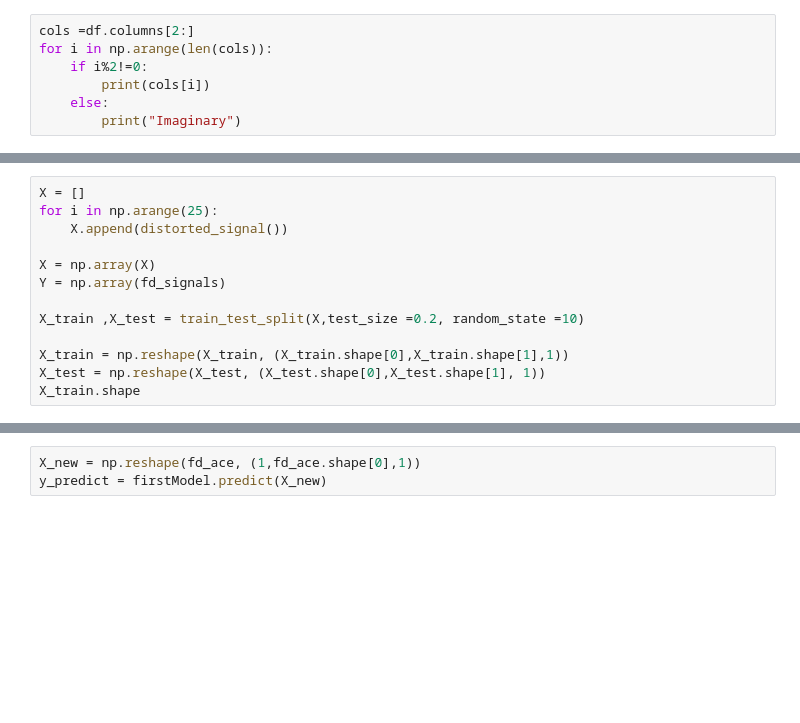
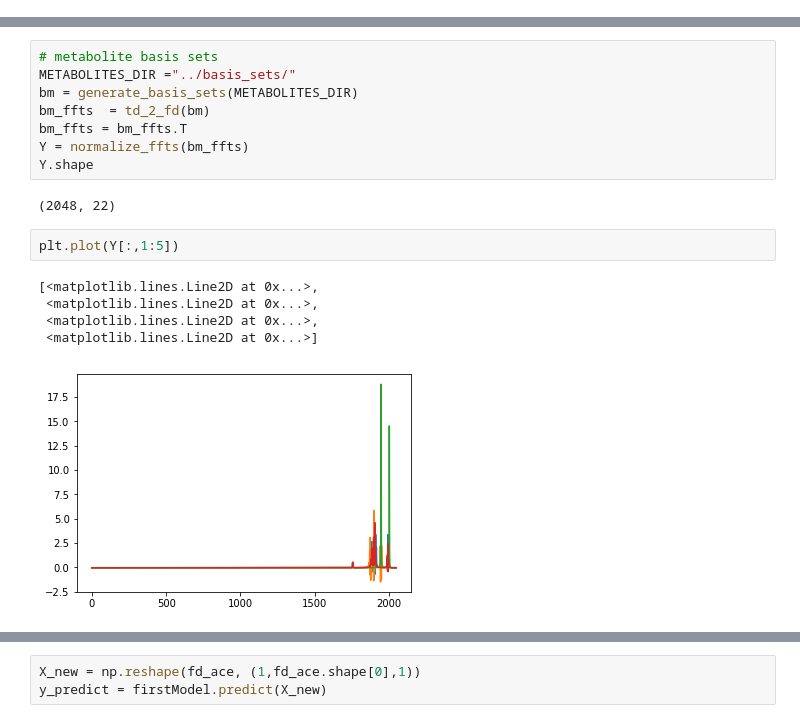
Before and after one commit to DrCod/MRS, a Jupyter notebook: notebooks/mrs_model.ipynb, the cells around one changed output, grey strips where cells are left out. Cells and saved outputs as stored; diff of their text form; blank space fills up the shorter version.

```diff
--- a/notebooks/mrs_model.ipynb
+++ b/notebooks/mrs_model.ipynb
@@ -485,7 +0,0 @@ def y_t(v_k):
-# %%
-cols =df.columns[2:]
-for i in np.arange(len(cols)):
-    if i%2!=0:
-        print(cols[i])
-    else:
-        print("Imaginary")
@@ -589,13 +0,0 @@ def get_model_2():
-# %%
-X = []
-for i in np.arange(25):
-    X.append(distorted_signal())
-
-X = np.array(X)
-Y = np.array(fd_signals)
-
-X_train ,X_test = train_test_split(X,test_size =0.2, random_state =10)
-
-X_train = np.reshape(X_train, (X_train.shape[0],X_train.shape[1],1))
-X_test = np.reshape(X_test, (X_test.shape[0],X_test.shape[1], 1))
-X_train.shape
@@ -625,0 +79,18 @@ Epoch 20/50
+# %%
+# metabolite basis sets
+METABOLITES_DIR ="../basis_sets/"
+bm = generate_basis_sets(METABOLITES_DIR)
+bm_ffts  = td_2_fd(bm)
+bm_ffts = bm_ffts.T
+Y = normalize_ffts(bm_ffts)
+Y.shape
+# %% [output]
+(2048, 22)
+# %%
+plt.plot(Y[:,1:5])
+# %% [output]
+[<matplotlib.lines.Line2D at 0x...>,
+ <matplotlib.lines.Line2D at 0x...>,
+ <matplotlib.lines.Line2D at 0x...>,
+ <matplotlib.lines.Line2D at 0x...>]
+[figure, added]
```
Also changed, not shown: parts of 58 cells of this notebook.
